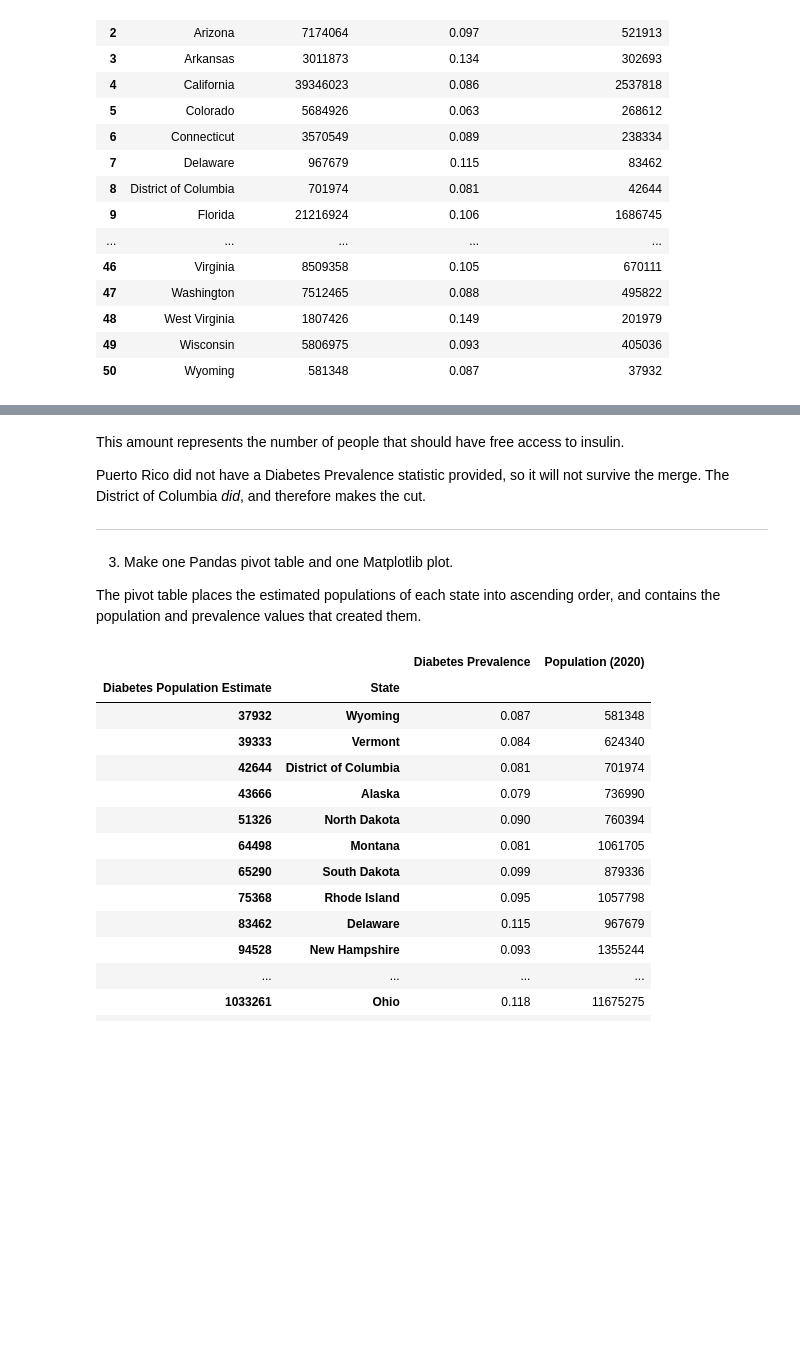
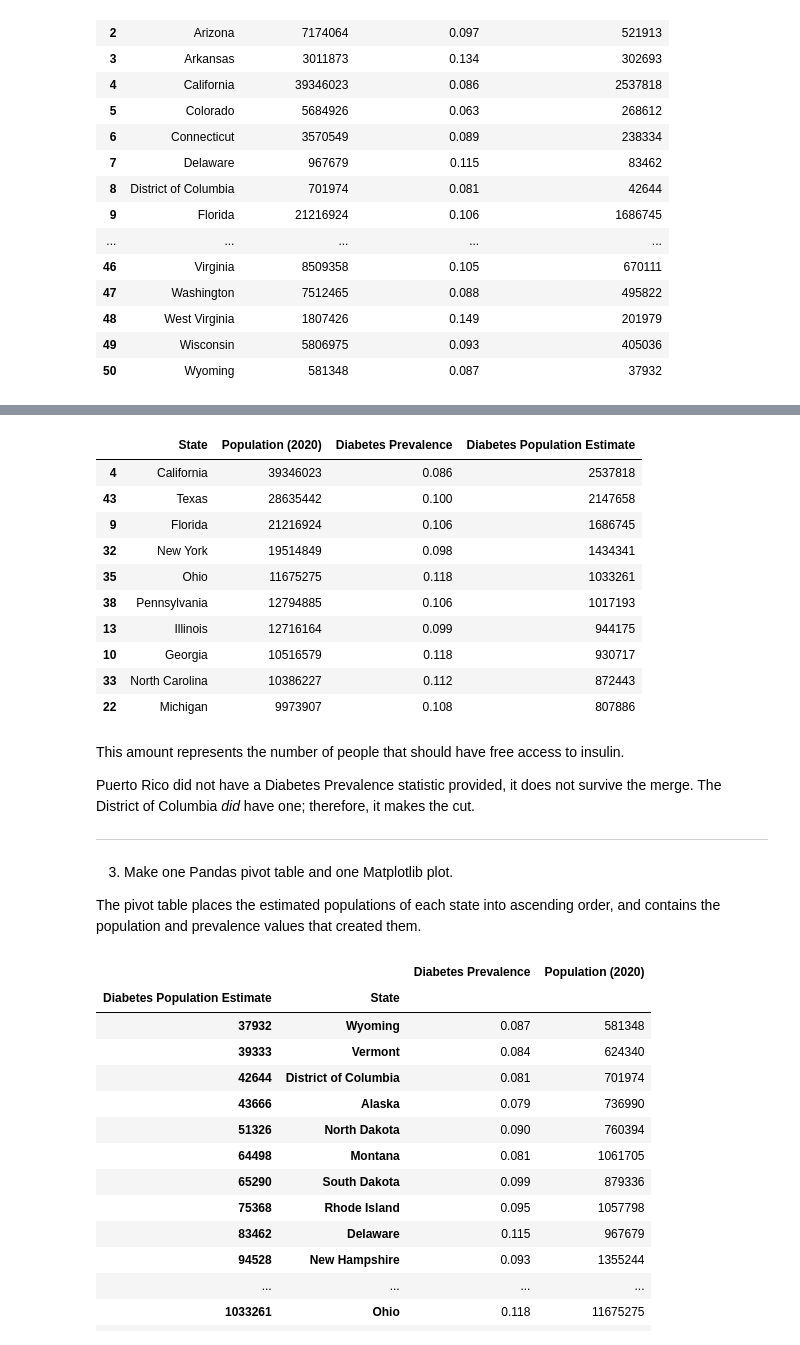
Before and after one commit to LilGotit/StateVarianceDiabetes, a Jupyter notebook: StateVarianceDiabetes.ipynb, the cells around one changed output, grey strips where cells are left out. Drawn from its saved outputs; the diff is of its cells as text; code cells hidden in the pictures; blank space fills up the shorter version.

```diff
--- a/StateVarianceDiabetes.ipynb
+++ b/StateVarianceDiabetes.ipynb
@@ -141,7 +171,22 @@ estimate
+# %%
+
+estimate.sort_values(by="Diabetes Population Estimate", ascending=False).head(10)
+# %% [output]
+|  | State | Population (2020) | Diabetes Prevalence | Diabetes Population Estimate |
+| 4 | California | 39346023 | 0.086 | 2537818 |
+| 43 | Texas | 28635442 | 0.100 | 2147658 |
+| 9 | Florida | 21216924 | 0.106 | 1686745 |
+| 32 | New York | 19514849 | 0.098 | 1434341 |
+| 35 | Ohio | 11675275 | 0.118 | 1033261 |
+| 38 | Pennsylvania | 12794885 | 0.106 | 1017193 |
+| 13 | Illinois | 12716164 | 0.099 | 944175 |
+| 10 | Georgia | 10516579 | 0.118 | 930717 |
+| 33 | North Carolina | 10386227 | 0.112 | 872443 |
+| 22 | Michigan | 9973907 | 0.108 | 807886 |
 # %% [markdown]
 This amount represents the number of people that should have free access to insulin.
 
-Puerto Rico did not have a Diabetes Prevalence statistic provided, so it will not survive the merge. The District of Columbia *did*, and therefore makes the cut.
+Puerto Rico did not have a Diabetes Prevalence statistic provided, it does not survive the merge. The District of Columbia *did* have one; therefore, it makes the cut.
 
 ---
 
```
Also changed, not shown: parts of 5 cells of this notebook.
